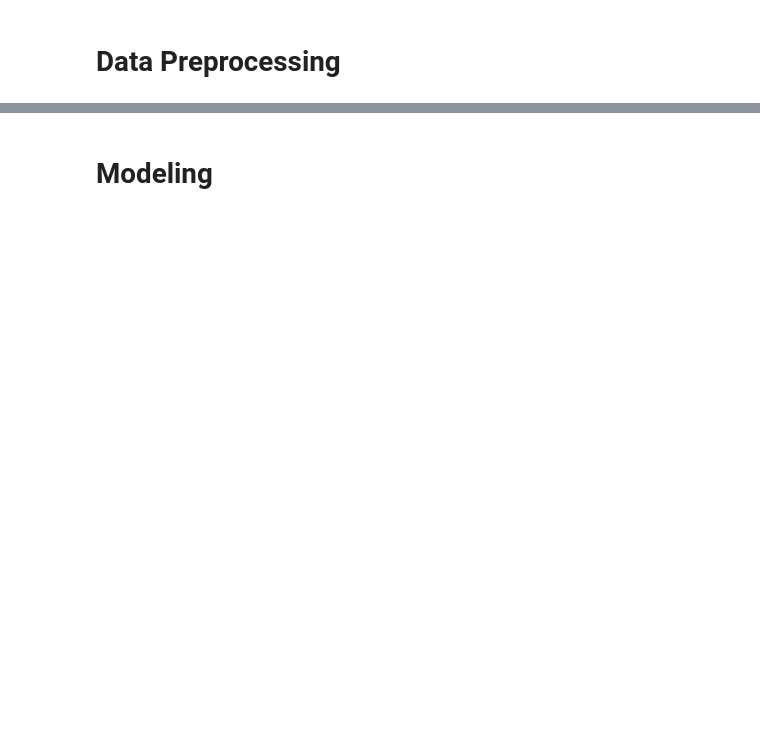
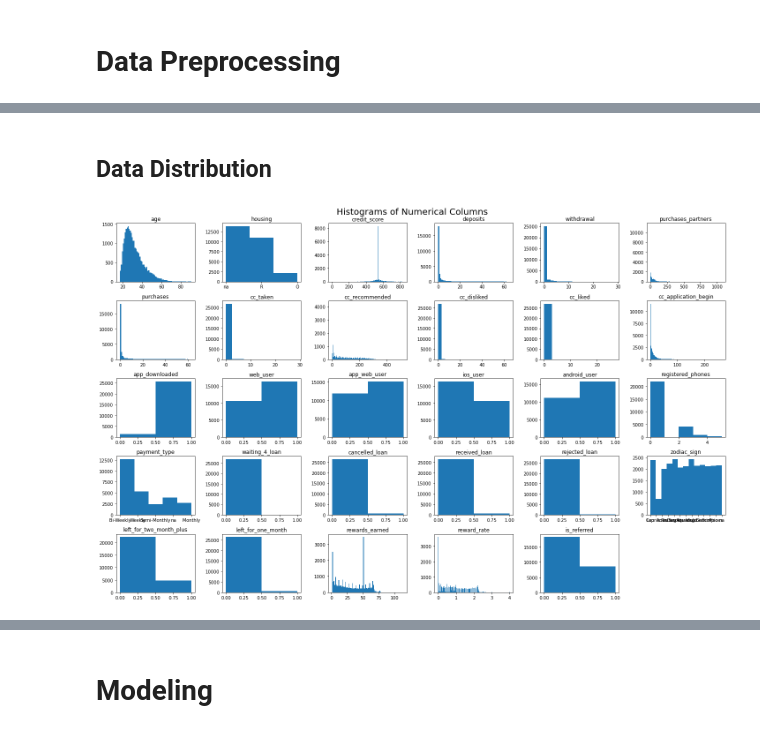
Before and after one commit to nityansuman/machine-learning-porch, a Jupyter notebook: analytics/churn-prediction-through-usage-analysis.ipynb, the cells around one changed output, grey strips where cells are left out. Drawn from its saved outputs; the diff is of its cells as text; code cells hidden in the pictures; blank space fills up the shorter version.

```diff
--- a/analytics/churn-prediction-through-usage-analysis.ipynb
+++ b/analytics/churn-prediction-through-usage-analysis.ipynb
@@ -123,15 +40,0 @@ dtype: bool
-# %%
-# Visualize data distribution
-dataset2 = dataset.drop(columns = ["user", "churn"])
-
-fig = plt.figure(figsize=(20, 15))
-plt.suptitle("Histograms of Numerical Columns", fontsize=20)
-
-for i in range(1, dataset2.shape[1] + 1):
-    plt.subplot(6, 5, i)
-    f = plt.gca()
-    f.axes.get_yaxis().set_visible(False)
-    f.set_title(dataset2.columns.values[i - 1])
-    vals = np.size(dataset2.iloc[:, i - 1].unique())
-    plt.hist(dataset2.iloc[:, i - 1], bins=vals, color="#3F5D7D")
-plt.tight_layout(rect=[0, 0, 1, 1])
@@ -207,0 +115,27 @@ dtype: object
+# %% [markdown]
+## Data Distribution
+# %%
+# Plot frequency distribution
+dataset2 = dataset.drop(columns=["user", "churn"])
+
+fig = plt.figure(figsize=(20, 15))
+
+plt.suptitle("Histograms of Numerical Columns", fontsize=20)
+
+# Plot a subplot for each feature column
+for i in range(1, dataset2.shape[1] + 1):
+    # Set subplot
+    plt.subplot(6, 6, i)
+
+    # Get current axes and set subplot metadata
+    f = plt.gca()
+    f.set_title(dataset2.columns.values[i - 1])
+
+    # Plot
+    vals = np.size(dataset2.iloc[:, i - 1].unique())
+    plt.hist(dataset2.iloc[:, i - 1], bins=vals)
+
+# Adjust padding
+plt.tight_layout(rect=[0, 0, 1, 1])
+# %% [output]
+[figure, added]
```
Also changed, not shown: parts of 45 cells of this notebook.
